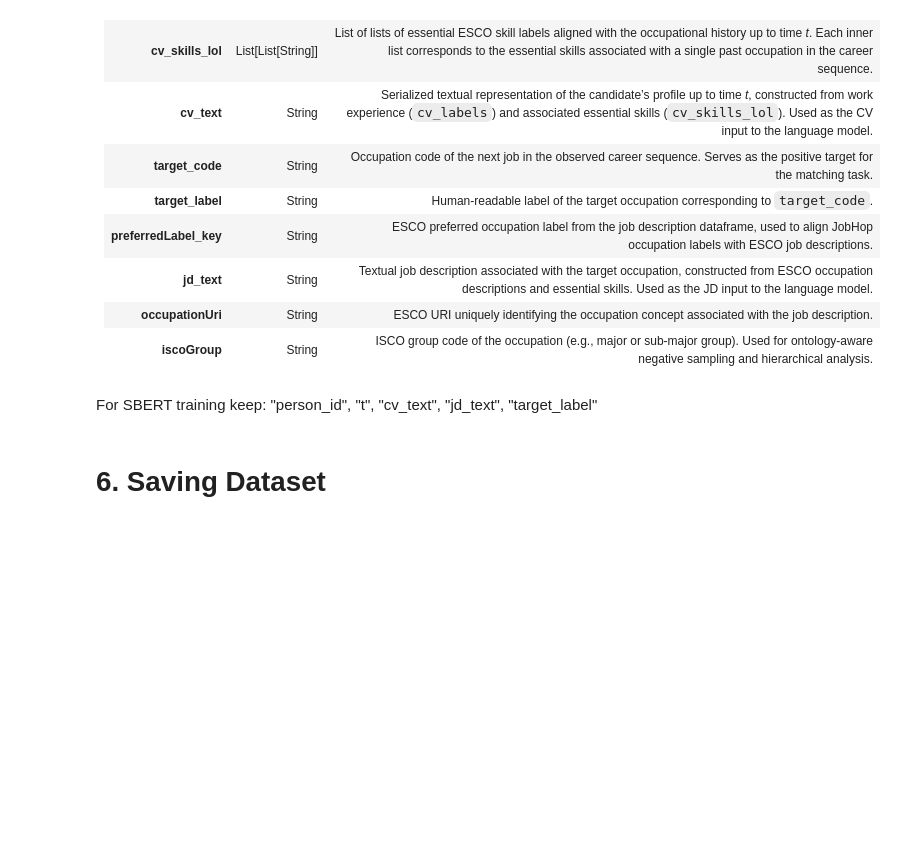
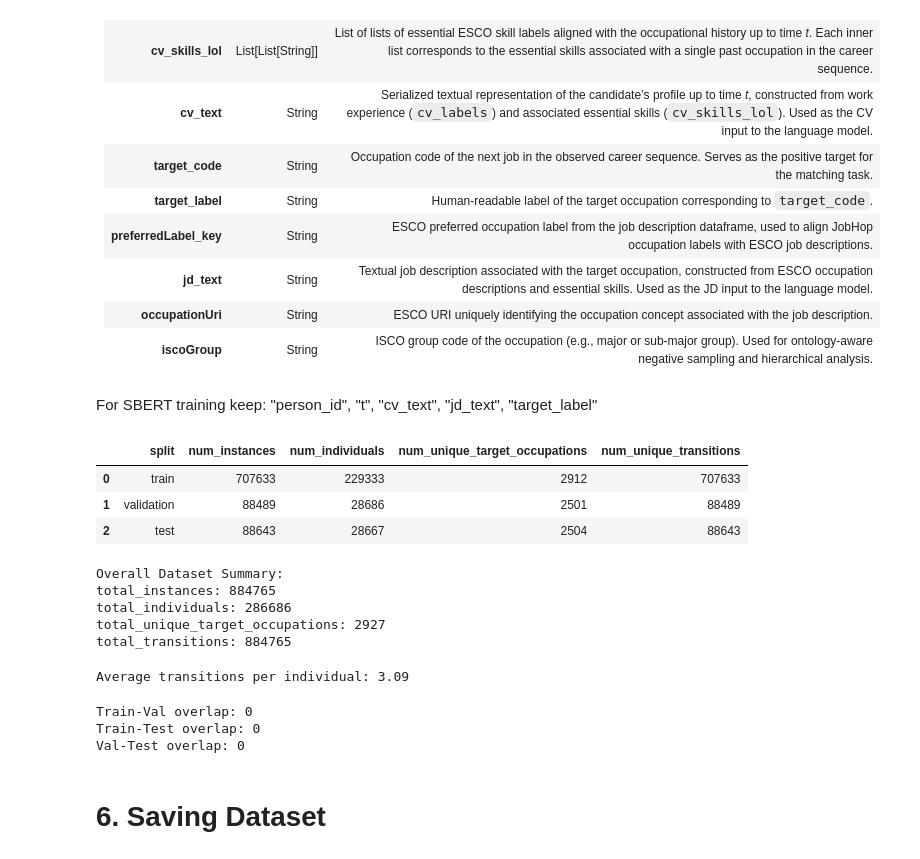
Before and after one commit to 20240693/Thesis-Career-Transitions, a Jupyter notebook: Notebooks/00_build_dataset_jobhop_esco.ipynb, the cells around one changed output. Cells and saved outputs as stored; diff of their text form; code cells hidden in the pictures; blank space fills up the shorter version.

Commit message:
final dataset stats

```diff
--- a/Notebooks/00_build_dataset_jobhop_esco.ipynb
+++ b/Notebooks/00_build_dataset_jobhop_esco.ipynb
@@ -1164,6 +1164,64 @@ Each dataset instance represents a career transition, pairing an accumulated CV
 | **iscoGroup**          | String             | ISCO group code of the occupation (e.g., major or sub-major group). Used for ontology-aware negative sampling and hierarchical analysis.                                                                                   |                                |
 # %% [markdown]
 For SBERT training keep: "person_id", "t", "cv_text", "jd_text", "target_label"
+# %%
+def summarize_split(df, name):
+    summary = {
+        "split": name,
+        "num_instances": len(df),
+        "num_individuals": df["person_id"].nunique() if "person_id" in df.columns else None,
+        "num_unique_target_occupations": df["occupationUri"].nunique() if "occupationUri" in df.columns else None,
+        "num_unique_transitions": len(df),  # 1 row = 1 transition
+    }
+    return summary
+# %%
+train_summary = summarize_split(train_pairs, "train")
+val_summary = summarize_split(val_pairs, "validation")
+test_summary = summarize_split(test_pairs, "test")
+
+split_stats = pd.DataFrame([train_summary, val_summary, test_summary])
+display(split_stats)
+# %% [output]
+|  | split | num_instances | num_individuals | num_unique_target_occupations | num_unique_transitions |
+| 0 | train | 707633 | 229333 | 2912 | 707633 |
+| 1 | validation | 88489 | 28686 | 2501 | 88489 |
+| 2 | test | 88643 | 28667 | 2504 | 88643 |
+# %%
+all_pairs = pd.concat([train_pairs, val_pairs, test_pairs], ignore_index=True)
+
+overall_summary = {
+    "total_instances": len(all_pairs),
+    "total_individuals": all_pairs["person_id"].nunique(),
+    "total_unique_target_occupations": all_pairs["occupationUri"].nunique(),
+    "total_transitions": len(all_pairs),
+}
+
+print("\nOverall Dataset Summary:")
+for k, v in overall_summary.items():
+    print(f"{k}: {v}")
+# %% [output]
+Overall Dataset Summary:
+total_instances: 884765
+total_individuals: 286686
+total_unique_target_occupations: 2927
+total_transitions: 884765
+# %%
+avg_transitions = all_pairs.groupby("person_id").size().mean()
+print(f"\nAverage transitions per individual: {avg_transitions:.2f}")
+# %% [output]
+Average transitions per individual: 3.09
+# %%
+train_ids = set(train_pairs["person_id"])
+val_ids = set(val_pairs["person_id"])
+test_ids = set(test_pairs["person_id"])
+
+print("Train-Val overlap:", len(train_ids & val_ids))
+print("Train-Test overlap:", len(train_ids & test_ids))
+print("Val-Test overlap:", len(val_ids & test_ids))
+# %% [output]
+Train-Val overlap: 0
+Train-Test overlap: 0
+Val-Test overlap: 0
 # %% [markdown]
 <a class="anchor" id="chapter6"></a>
 
```
Also changed, not shown: parts of 6 cells of this notebook.
